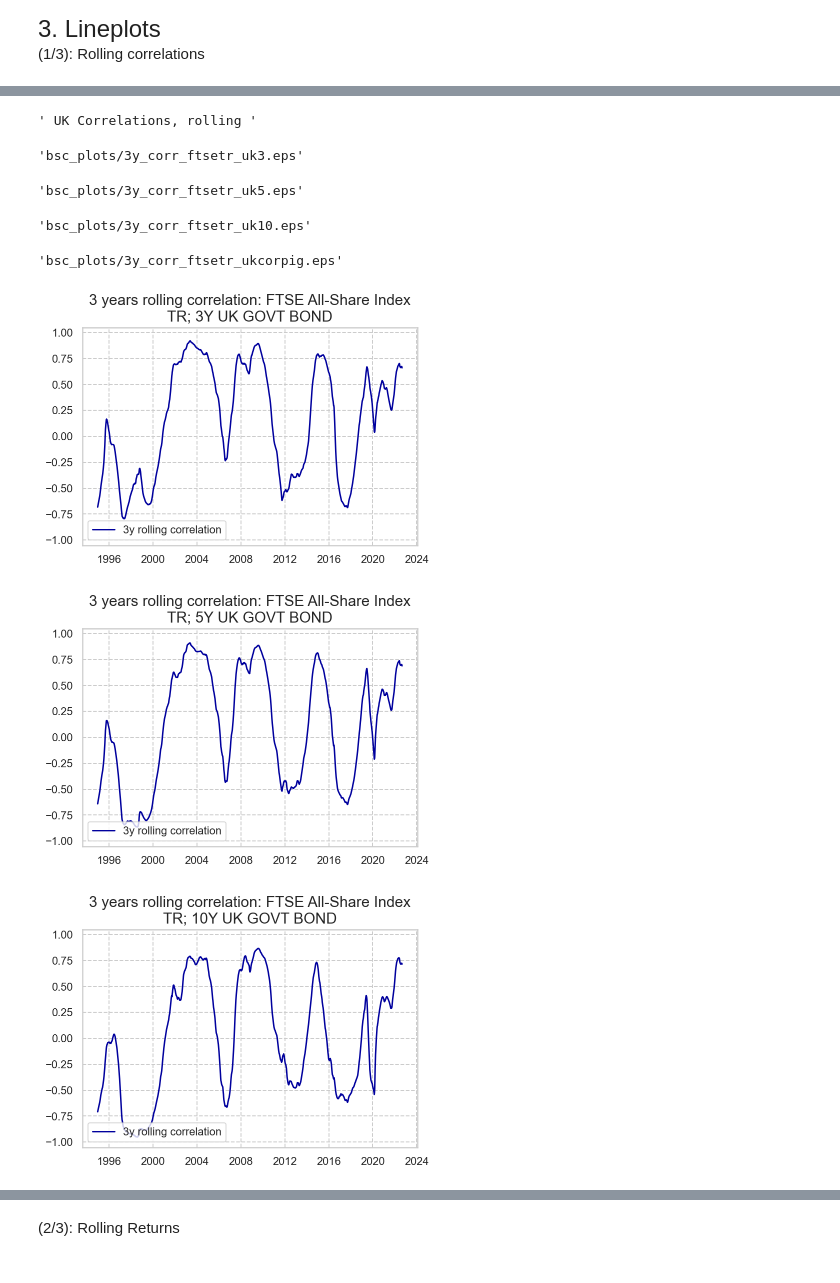
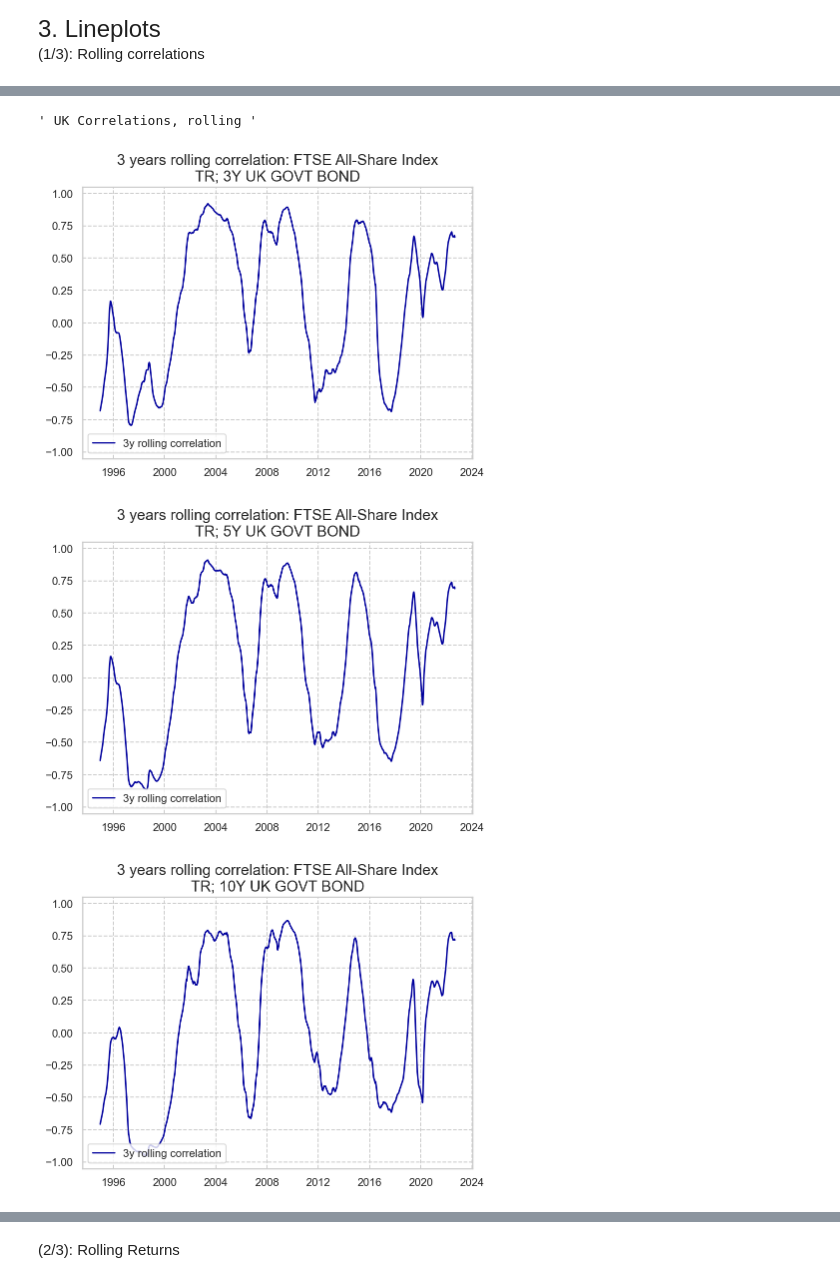
Before and after one commit to TimmieBengtsson/bachelors_project, a Jupyter notebook: bsc_script.ipynb, the cells around one changed output, grey strips where cells are left out. Saved outputs shown, nothing was run; the diff lists cells and outputs as text; code cells hidden in the pictures.

```diff
--- a/bsc_script.ipynb
+++ b/bsc_script.ipynb
@@ -134,11 +141,10 @@ assets = [
 """ German Correlations, rolling """
 weeks = 156
 for i in range(len(ger_assets)-1):
-    fig, axs = plot_utils.corr_plot_seaborn(ger_assets[-1], ger_assets[i], weeks);
+    fig, axs = plot_utils.corr_plot_seaborn(ger_assets[-1], ger_assets[i], weeks)
     credit_name = utils.retrieve_name(ger_assets[i])
     equity_name = utils.retrieve_name(ger_assets[-1])
     save_loc = 'bsc_plots/3y_corr_' + equity_name[0] + '_' + credit_name[0] + '.eps'
-    save_loc
     # plt.savefig(save_loc, dpi=600)
 # %% [output]
 ' German Correlations, rolling '
@@ -158,7 +160,6 @@ for i in range(len(us_assets)-1):
     credit_name = utils.retrieve_name(us_assets[i])
     equity_name = utils.retrieve_name(us_assets[-1])
     save_loc = 'bsc_plots/3y_corr_' + equity_name[0] + '_' + credit_name[0] + '.eps'
-    save_loc
     # plt.savefig(save_loc, dpi=600)
 # %% [output]
 ' US Correlations, rolling '
@@ -175,19 +171,14 @@ for i in range(len(us_assets)-1):
 # %%
 """ UK Correlations, rolling """
 weeks = 156
 for i in range(len(uk_assets)-1):
     fig, axs = plot_utils.corr_plot_seaborn(uk_assets[-1], uk_assets[i], weeks)
     credit_name = utils.retrieve_name(uk_assets[i])
     equity_name = utils.retrieve_name(uk_assets[-1])
     save_loc = 'bsc_plots/3y_corr_' + equity_name[0] + '_' + credit_name[0] + '.eps'
-    save_loc
     # plt.savefig(save_loc, dpi=600)
 # %% [output]
 ' UK Correlations, rolling '
-'bsc_plots/3y_corr_ftsetr_uk3.eps'
-'bsc_plots/3y_corr_ftsetr_uk5.eps'
-'bsc_plots/3y_corr_ftsetr_uk10.eps'
-'bsc_plots/3y_corr_ftsetr_ukcorpig.eps'
-[figure, old version]
+[figure, new version]
-[figure, old version]
+[figure, new version]
-[figure, old version]
+[figure, new version]
```
Also changed, not shown: parts of 20 cells of this notebook.
